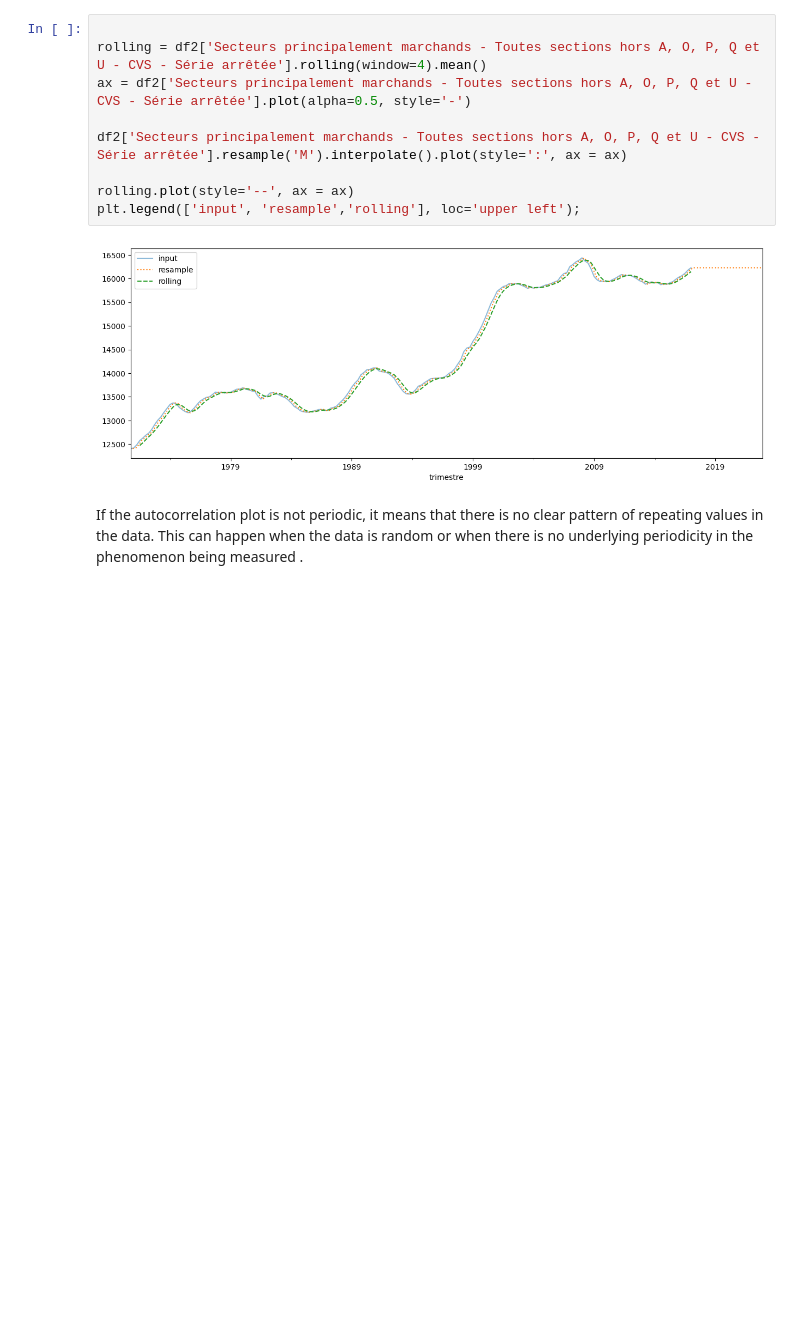
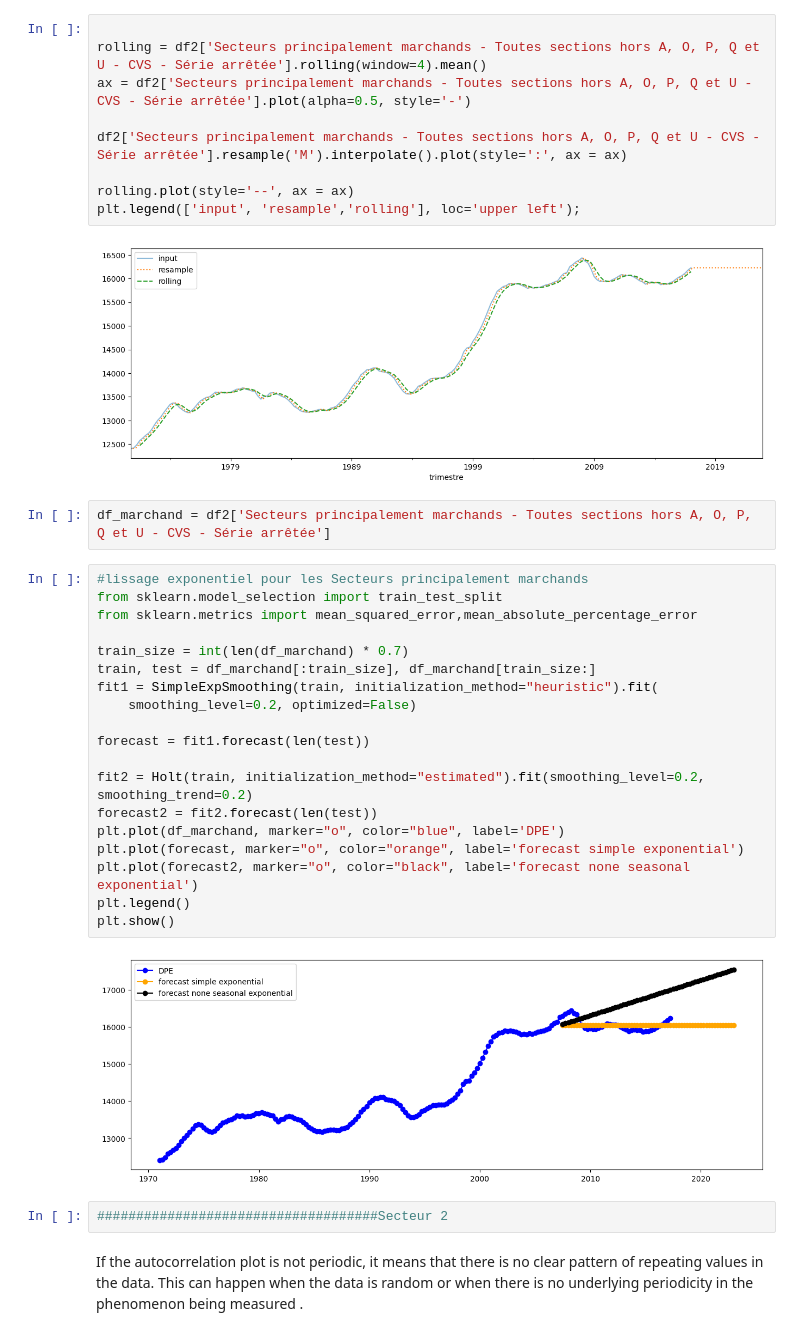
Before and after one commit to mohamedalaouiysf/TimeSeries, a Jupyter notebook: Time_Series.ipynb, the cells around one changed output. Saved outputs shown, nothing was run; the diff lists cells and outputs as text; blank space fills up the shorter version.

```diff
--- a/Time_Series.ipynb
+++ b/Time_Series.ipynb
@@ -427,6 +383,31 @@ rolling.plot(style='--', ax = ax)
 plt.legend(['input', 'resample','rolling'], loc='upper left');
 # %% [output]
 [figure]
+# %%
+df_marchand = df2['Secteurs principalement marchands - Toutes sections hors A, O, P, Q et U - CVS - Série arrêtée']
+# %%
+#lissage exponentiel pour les Secteurs principalement marchands
+from sklearn.model_selection import train_test_split
+from sklearn.metrics import mean_squared_error,mean_absolute_percentage_error
+
+train_size = int(len(df_marchand) * 0.7)
+train, test = df_marchand[:train_size], df_marchand[train_size:]
+fit1 = SimpleExpSmoothing(train, initialization_method="heuristic").fit(
+    smoothing_level=0.2, optimized=False)
+
+forecast = fit1.forecast(len(test))
+
+fit2 = Holt(train, initialization_method="estimated").fit(smoothing_level=0.2, smoothing_trend=0.2)
+forecast2 = fit2.forecast(len(test))
+plt.plot(df_marchand, marker="o", color="blue", label='DPE')
+plt.plot(forecast, marker="o", color="orange", label='forecast simple exponential')
+plt.plot(forecast2, marker="o", color="black", label='forecast none seasonal exponential')
+plt.legend()
+plt.show()
+# %% [output]
+[figure, added]
+# %%
+####################################Secteur 2
 # %% [markdown]
 If the autocorrelation plot is not periodic, it means that there is no clear pattern of repeating values in the data. This can happen when the data is random or when there is no underlying periodicity in the phenomenon being measured
 .
```
Also changed, not shown: parts of 15 cells of this notebook.
